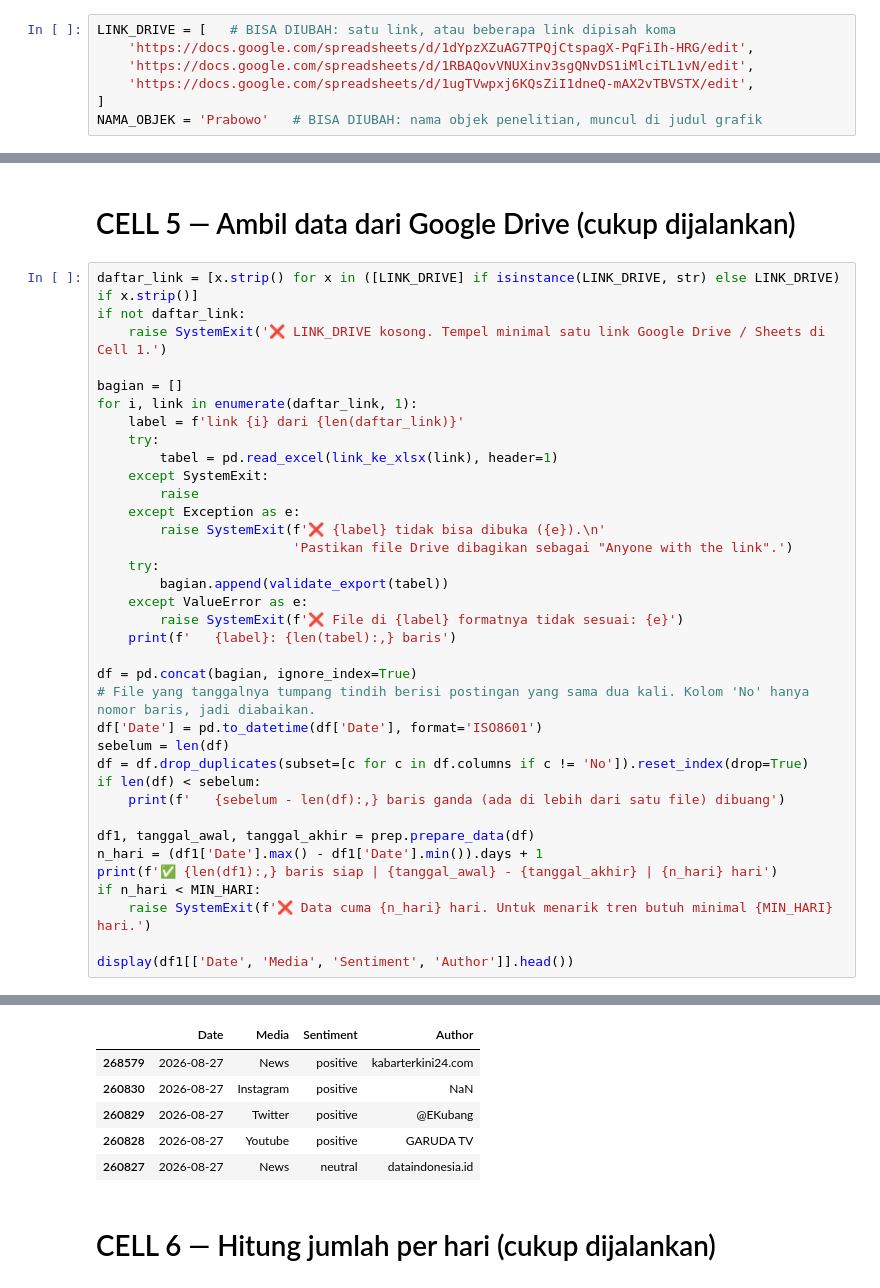
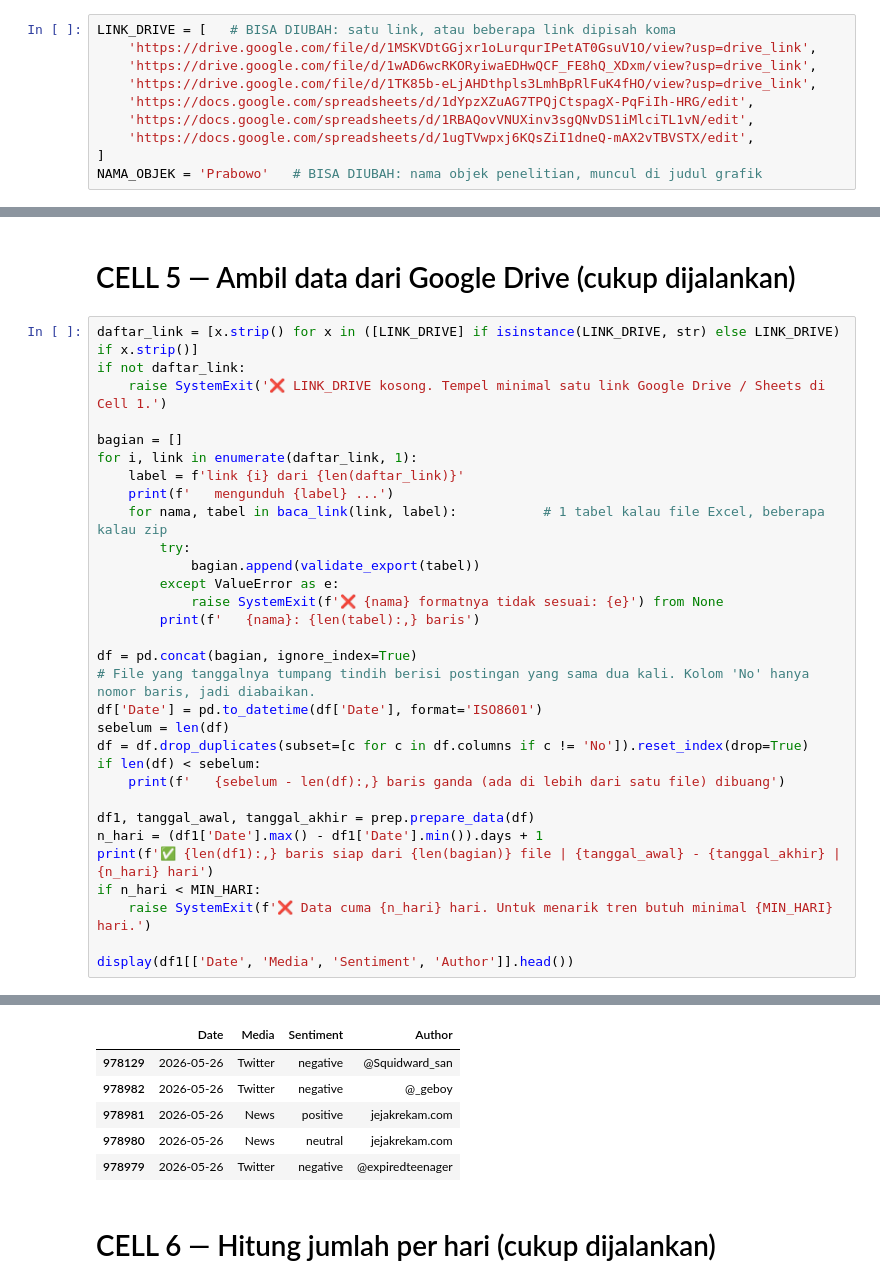
Before and after one commit to aldo02032004/naufaldo.github.io, a Jupyter notebook: Linear_regression_forecast.ipynb, the cells around one changed output, grey strips where cells are left out. Drawn from its saved outputs; the diff is of its cells as text.

```diff
--- a/Linear_regression_forecast.ipynb
+++ b/Linear_regression_forecast.ipynb
@@ -16,6 +17,9 @@ Pilih baris berdasarkan **panjang datamu** (lihat tulisan "... hari" setelah dat
 # CELL 1 — Input
 # %%
 LINK_DRIVE = [   # BISA DIUBAH: satu link, atau beberapa link dipisah koma
+    'https://drive.google.com/file/d/1MSKVDtGGjxr1oLurqurIPetAT0GsuV1O/view?usp=drive_link',
+    'https://drive.google.com/file/d/1wAD6wcRKORyiwaEDHwQCF_FE8hQ_XDxm/view?usp=drive_link',
+    'https://drive.google.com/file/d/1TK85b-eLjAHDthpls3LmhBpRlFuK4fHO/view?usp=drive_link',
     'https://docs.google.com/spreadsheets/d/1dYpzXZuAG7TPQjCtspagX-PqFiIh-HRG/edit',
     'https://docs.google.com/spreadsheets/d/1RBAQovVNUXinv3sgQNvDS1iMlciTL1vN/edit',
     'https://docs.google.com/spreadsheets/d/1ugTVwpxj6KQsZiI1dneQ-mAX2vTBVSTX/edit',
@@ -352,18 +416,13 @@ if not daftar_link:
 bagian = []
 for i, link in enumerate(daftar_link, 1):
     label = f'link {i} dari {len(daftar_link)}'
-    try:
-        tabel = pd.read_excel(link_ke_xlsx(link), header=1)
-    except SystemExit:
-        raise
-    except Exception as e:
-        raise SystemExit(f'❌ {label} tidak bisa dibuka ({e}).\n'
-                         'Pastikan file Drive dibagikan sebagai "Anyone with the link".')
-    try:
-        bagian.append(validate_export(tabel))
-    except ValueError as e:
-        raise SystemExit(f'❌ File di {label} formatnya tidak sesuai: {e}')
-    print(f'   {label}: {len(tabel):,} baris')
+    print(f'   mengunduh {label} ...')
+    for nama, tabel in baca_link(link, label):           # 1 tabel kalau file Excel, beberapa kalau zip
+        try:
+            bagian.append(validate_export(tabel))
+        except ValueError as e:
+            raise SystemExit(f'❌ {nama} formatnya tidak sesuai: {e}') from None
+        print(f'   {nama}: {len(tabel):,} baris')
 
 df = pd.concat(bagian, ignore_index=True)
 # File yang tanggalnya tumpang tindih berisi postingan yang sama dua kali. Kolom 'No' hanya nomor baris, jadi diabaikan.
@@ -375,7 +434,7 @@ if len(df) < sebelum:
 
 df1, tanggal_awal, tanggal_akhir = prep.prepare_data(df)
 n_hari = (df1['Date'].max() - df1['Date'].min()).days + 1
-print(f'✅ {len(df1):,} baris siap | {tanggal_awal} - {tanggal_akhir} | {n_hari} hari')
+print(f'✅ {len(df1):,} baris siap dari {len(bagian)} file | {tanggal_awal} - {tanggal_akhir} | {n_hari} hari')
 if n_hari < MIN_HARI:
     raise SystemExit(f'❌ Data cuma {n_hari} hari. Untuk menarik tren butuh minimal {MIN_HARI} hari.')
 
@@ -389,9 +460,9 @@ display(df1[['Date', 'Media', 'Sentiment', 'Author']].head())
 |  | Date | Media | Sentiment | Author |
-| 268579 | 2026-08-27 | News | positive | kabarterkini24.com |
-| 260830 | 2026-08-27 | Instagram | positive | NaN |
-| 260829 | 2026-08-27 | Twitter | positive | @EKubang |
-| 260828 | 2026-08-27 | Youtube | positive | GARUDA TV |
-| 260827 | 2026-08-27 | News | neutral | dataindonesia.id |
+| 978129 | 2026-05-26 | Twitter | negative | @Squidward_san |
+| 978982 | 2026-05-26 | Twitter | negative | @_geboy |
+| 978981 | 2026-05-26 | News | positive | jejakrekam.com |
+| 978980 | 2026-05-26 | News | neutral | jejakrekam.com |
+| 978979 | 2026-05-26 | Twitter | negative | @expiredteenager |
 # %% [markdown]
 # CELL 6 — Hitung jumlah per hari (cukup dijalankan)
 # %%
```
Also changed, not shown: parts of 7 cells of this notebook.
